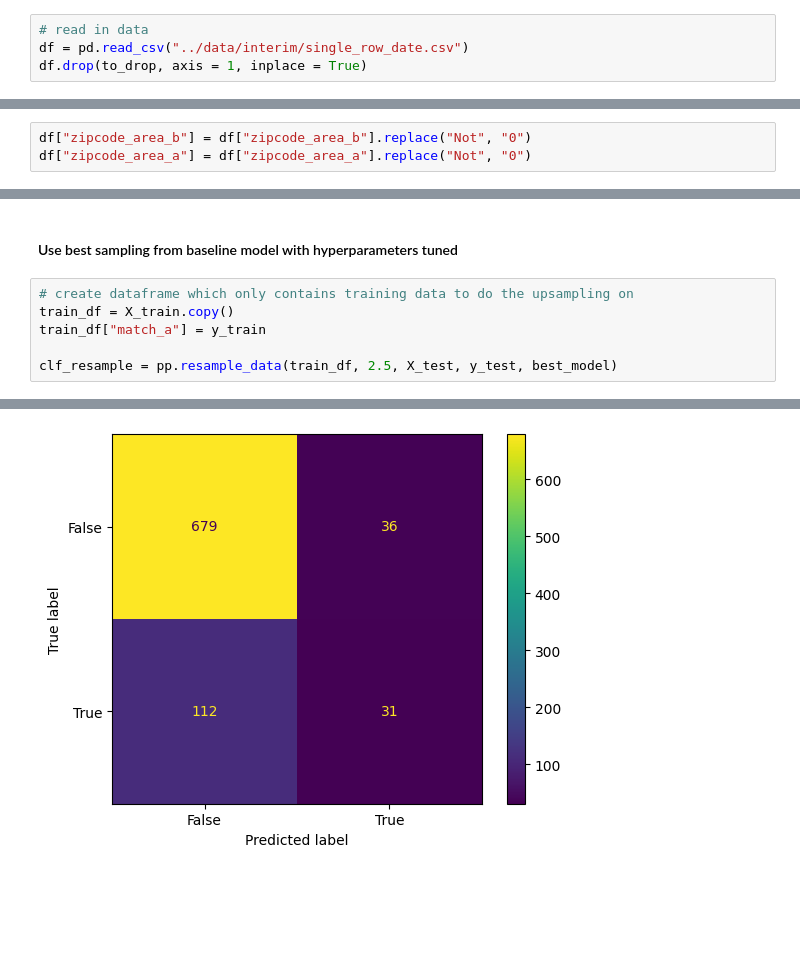
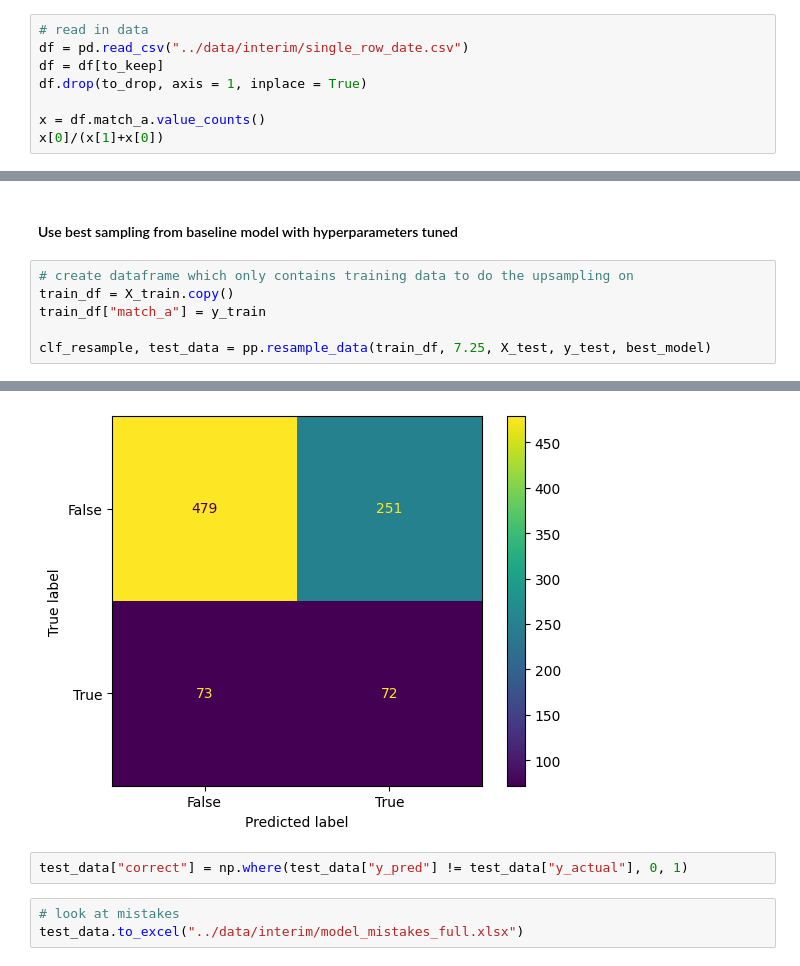
Before and after one commit to HannahAlexander/speed_dating, a Jupyter notebook: models/lightgbm_model.ipynb, the cells around one changed output, grey strips where cells are left out. Drawn from its saved outputs; the diff is of its cells as text; blank space fills up the shorter version.

Commit message:
more models

```diff
--- a/models/lightgbm_model.ipynb
+++ b/models/lightgbm_model.ipynb
@@ -49,4 +68,8 @@ categorical = ["income_a", "income_b", "distance_bin", "zipcode_area_a", "zipcod
 # %%
 # read in data
 df = pd.read_csv("../data/interim/single_row_date.csv")
+df = df[to_keep]
 df.drop(to_drop, axis = 1, inplace = True)
+
+x = df.match_a.value_counts()
+x[0]/(x[1]+x[0])
@@ -53,6 +78,3 @@ df.drop(to_drop, axis = 1, inplace = True)
-# %%
-df["zipcode_area_b"] = df["zipcode_area_b"].replace("Not", "0")
-df["zipcode_area_a"] = df["zipcode_area_a"].replace("Not", "0")
 # %%
 df = pd.get_dummies(df, columns = categorical)
 # %%
@@ -194,5 +233,5 @@ We can assume that people who go speed dating are open to meeting new people, bu
 train_df = X_train.copy()
 train_df["match_a"] = y_train
 
-clf_resample = pp.resample_data(train_df, 2.5, X_test, y_test, best_model)
+clf_resample, test_data = pp.resample_data(train_df, 7.25, X_test, y_test, best_model)
 # %% [output]
@@ -219 +258,6 @@ F1 Score: 0.29523809523809524
-[figure, old version]
+[figure, new version]
+# %%
+test_data["correct"] = np.where(test_data["y_pred"] != test_data["y_actual"], 0, 1)
+# %%
+# look at mistakes
+test_data.to_excel("../data/interim/model_mistakes_full.xlsx")
```
Also changed, not shown: parts of 16 cells of this notebook, 18 other files.
